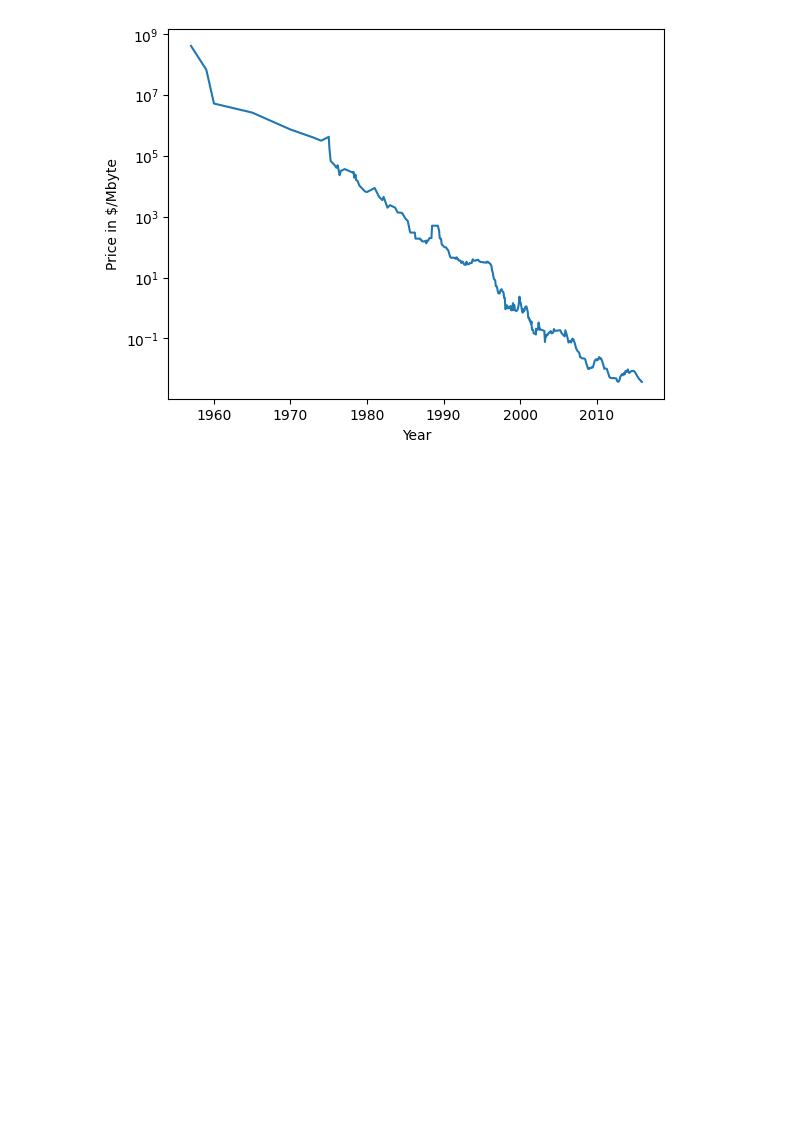
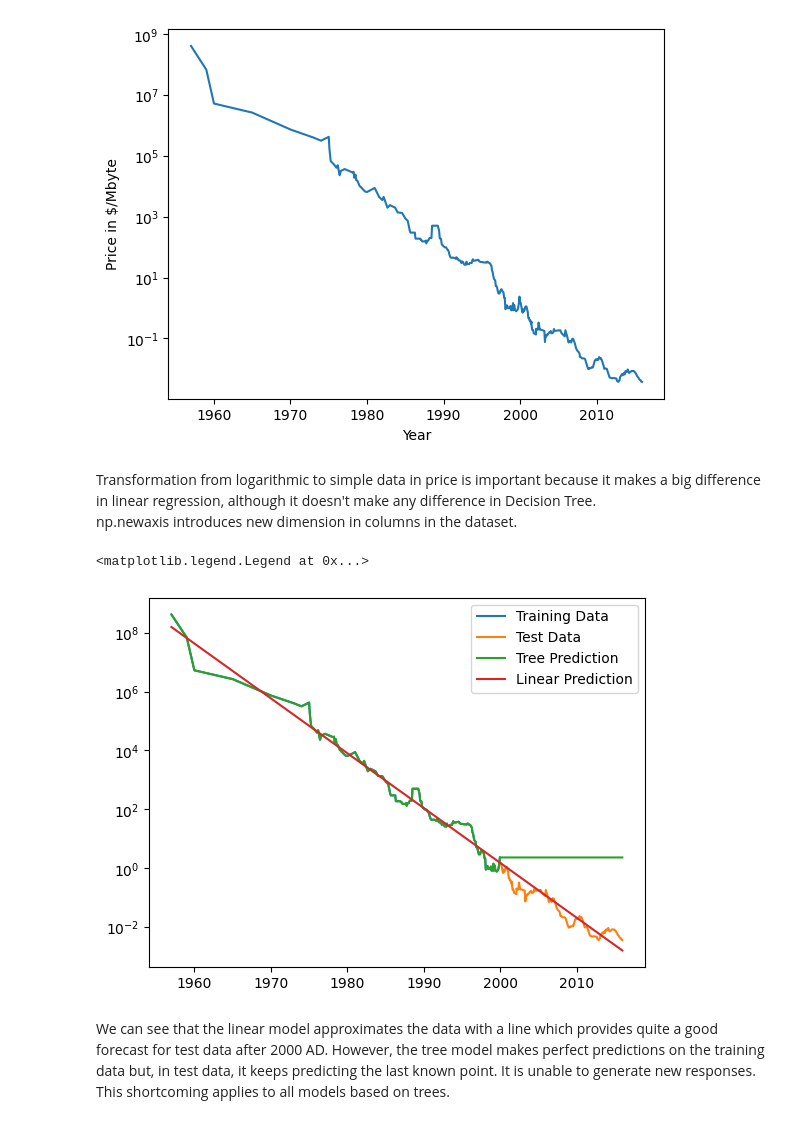
Before and after one commit to Sweta-Das/ML-with-Python, a Jupyter notebook: 2_4_Naive_Bayes_Classifiers_&_Decision_Trees.ipynb, the cells around one changed output. Drawn from its saved outputs; the diff is of its cells as text; code cells hidden in the pictures; blank space fills up the shorter version.

```diff
--- a/2_4_Naive_Bayes_Classifiers_&_Decision_Trees.ipynb
+++ b/2_4_Naive_Bayes_Classifiers_&_Decision_Trees.ipynb
@@ -161,3 +179,45 @@ plt.ylabel("Price in $/Mbyte")
 # %% [output]
 Text(0, 0.5, 'Price in $/Mbyte')
 [figure]
+# %%
+# Forecasting for the years after 2000 A.D. using historical data, with the "date" as the only feature
+# Prediction is done using both Decision Tree & Linear Regression model
+from sklearn.tree import DecisionTreeRegressor
+from sklearn.linear_model import LinearRegression
+
+data_train = ram_prices[ram_prices.date < 2000]
+data_test = ram_prices[ram_prices.date >= 2000]
+# %%
+# Predicting prices based on date
+X_train = data_train.date[:, np.newaxis]
+
+# Using log transform to get simple relationship of data to target
+y_train = np.log(data_train.price)
+
+tree = DecisionTreeRegressor().fit(X_train, y_train)
+linear_reg = LinearRegression().fit(X_train, y_train)
+# %% [markdown]
+Transformation from logarithmic to simple data in price is important because it makes a big difference in linear regression, although it doesn't make any difference in Decision Tree.<br/>
+np.newaxis introduces new dimension in columns in the dataset.
+# %%
+# predicting on all data
+X_all = ram_prices.date[:, np.newaxis]
+
+pred_tree = tree.predict(X_all)
+pred_lr = linear_reg.predict(X_all)
+
+# undo log transform
+price_tree = np.exp(pred_tree)
+price_lr = np.exp(pred_lr)
+# %%
+# Comparing the result from decision tree & linear regression model
+plt.semilogy(data_train.date, data_train.price, label= "Training Data")
+plt.semilogy(data_test.date, data_test.price, label= "Test Data")
+plt.semilogy(ram_prices.date, price_tree, label= "Tree Prediction")
+plt.semilogy(ram_prices.date, price_lr, label= "Linear Prediction")
+plt.legend()
+# %% [output]
+<matplotlib.legend.Legend at 0x...>
+[figure, added]
+# %% [markdown]
+We can see that the linear model approximates the data with a line which provides quite a good forecast for test data after 2000 AD. However, the tree model makes perfect predictions on the training data but, in test data, it keeps predicting the last known point. It is unable to generate new responses. This shortcoming applies to all models based on trees.
```
Also changed, not shown: parts of 21 cells of this notebook.
